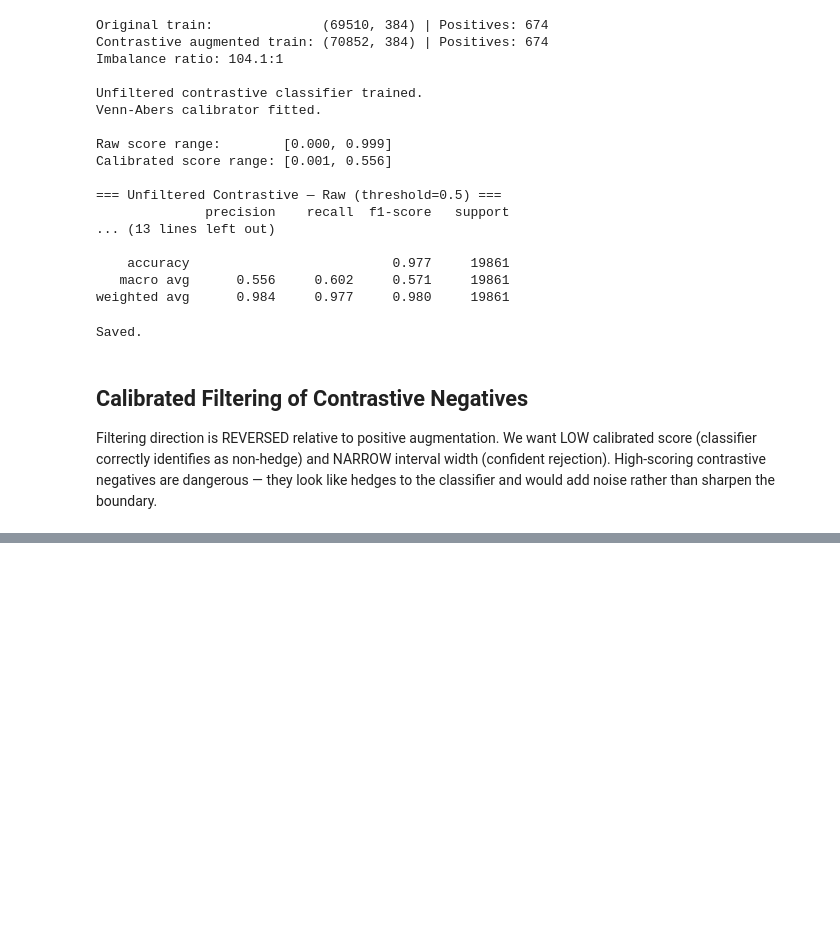
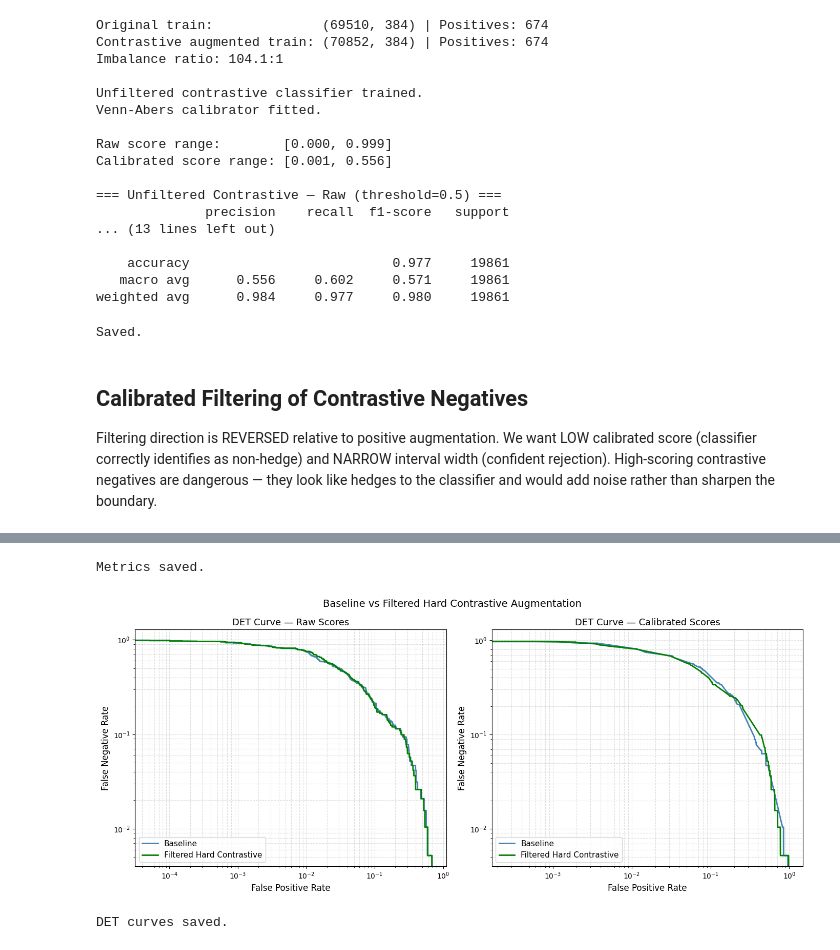
Before and after one commit to kamat-v/hedging-txtclf-experiments, a Jupyter notebook: notebooks/06_hard_contrastive_augmentation_experiments.ipynb, the cells around one changed output, grey strips where cells are left out. Drawn from its saved outputs; the diff is of its cells as text; code cells hidden in the pictures; blank space fills up the shorter version.

```diff
--- a/notebooks/06_hard_contrastive_augmentation_experiments.ipynb
+++ b/notebooks/06_hard_contrastive_augmentation_experiments.ipynb
@@ -454,0 +375,12 @@ Saved to data/results/contrastive_augmentation_comparison.csv
+# %%
+filter_mask_hard = (p_cal_cont <= 0.10) & (interval_widths_cont <= 0.05)
+X_hard_filtered = X_contrastive[filter_mask_hard]
+y_hard_filtered = np.zeros(filter_mask_hard.sum(), dtype=int)
+df_hard_filtered = df_contrastive[filter_mask_hard].reset_index(drop=True)
+
+print(f"Survivors: {filter_mask_hard.sum()}")
+print(f"Rejected (too hedge-like): {(~filter_mask_hard).sum()}")
+print(f"\nRejected score range: [{p_cal_cont[~filter_mask_hard].min():.3f}, "
+      f"{p_cal_cont[~filter_mask_hard].max():.3f}]")
+print(f"Rejected type distribution:\n"
+      f"{df_contrastive[~filter_mask_hard]['contrastive_type'].value_counts()}")
@@ -454,0 +450,62 @@ Saved to data/results/contrastive_augmentation_comparison.csv
+# %%
+from sklearn.metrics import det_curve
+
+# Save filtered hard contrastive metrics
+hard_filt_metrics = {
+    "filtered_hard_contrastive": {
+        "raw": {
+            "threshold": 0.5,
+            "precision": round(precision_score(y_test, y_pred_hard_filt, zero_division=0), 3),
+            "recall": round(recall_score(y_test, y_pred_hard_filt), 3),
+            "f1": round(f1_score(y_test, y_pred_hard_filt, zero_division=0), 3),
+        },
+        "calibrated": {
+            "threshold": round(t_hard_filt, 2),
+            "precision": round(precision_score(y_test, y_pred_hard_filt_cal, zero_division=0), 3),
+            "recall": round(recall_score(y_test, y_pred_hard_filt_cal), 3),
+            "f1": round(f1_score(y_test, y_pred_hard_filt_cal, zero_division=0), 3),
+        }
+    }
+}
+
+with open("data/results/hard_contrastive_filtered_metrics.json", "w") as f:
+    json.dump(hard_filt_metrics, f, indent=2)
+print("Metrics saved.")
+
+# DET curves
+fpr_base, fnr_base, _ = det_curve(y_test, y_scores_base)
+fpr_base_cal, fnr_base_cal, _ = det_curve(y_test, y_scores_base_cal)
+fpr_hard_filt, fnr_hard_filt, _ = det_curve(y_test, y_scores_hard_filt)
+fpr_hard_filt_cal, fnr_hard_filt_cal, _ = det_curve(y_test, y_scores_hard_filt_cal)
+
+fig, (ax1, ax2) = plt.subplots(1, 2, figsize=(14, 6))
+
+ax1.plot(fpr_base, fnr_base, color='steelblue', linewidth=2, label='Baseline')
+ax1.plot(fpr_hard_filt, fnr_hard_filt, color='green', linewidth=2, label='Filtered Hard Contrastive')
+ax1.set_xscale('log')
+ax1.set_yscale('log')
+ax1.set_xlabel('False Positive Rate', fontsize=12)
+ax1.set_ylabel('False Negative Rate', fontsize=12)
+ax1.set_title('DET Curve — Raw Scores', fontsize=13)
+ax1.legend(fontsize=11)
+ax1.grid(True, which='both', linestyle='--', alpha=0.4)
+
+ax2.plot(fpr_base_cal, fnr_base_cal, color='steelblue', linewidth=2, label='Baseline')
+ax2.plot(fpr_hard_filt_cal, fnr_hard_filt_cal, color='green', linewidth=2, label='Filtered Hard Contrastive')
+ax2.set_xscale('log')
+ax2.set_yscale('log')
+ax2.set_xlabel('False Positive Rate', fontsize=12)
+ax2.set_ylabel('False Negative Rate', fontsize=12)
+ax2.set_title('DET Curve — Calibrated Scores', fontsize=13)
+ax2.legend(fontsize=11)
+ax2.grid(True, which='both', linestyle='--', alpha=0.4)
+
+plt.suptitle('Baseline vs Filtered Hard Contrastive Augmentation', fontsize=14)
+plt.tight_layout()
+plt.savefig("data/results/hard_contrastive_filtered_det.png", dpi=150, bbox_inches='tight')
+plt.show()
+print("DET curves saved.")
+# %% [output]
+Metrics saved.
+[figure, added]
+DET curves saved.
```
Also changed, not shown: parts of 13 cells of this notebook.
